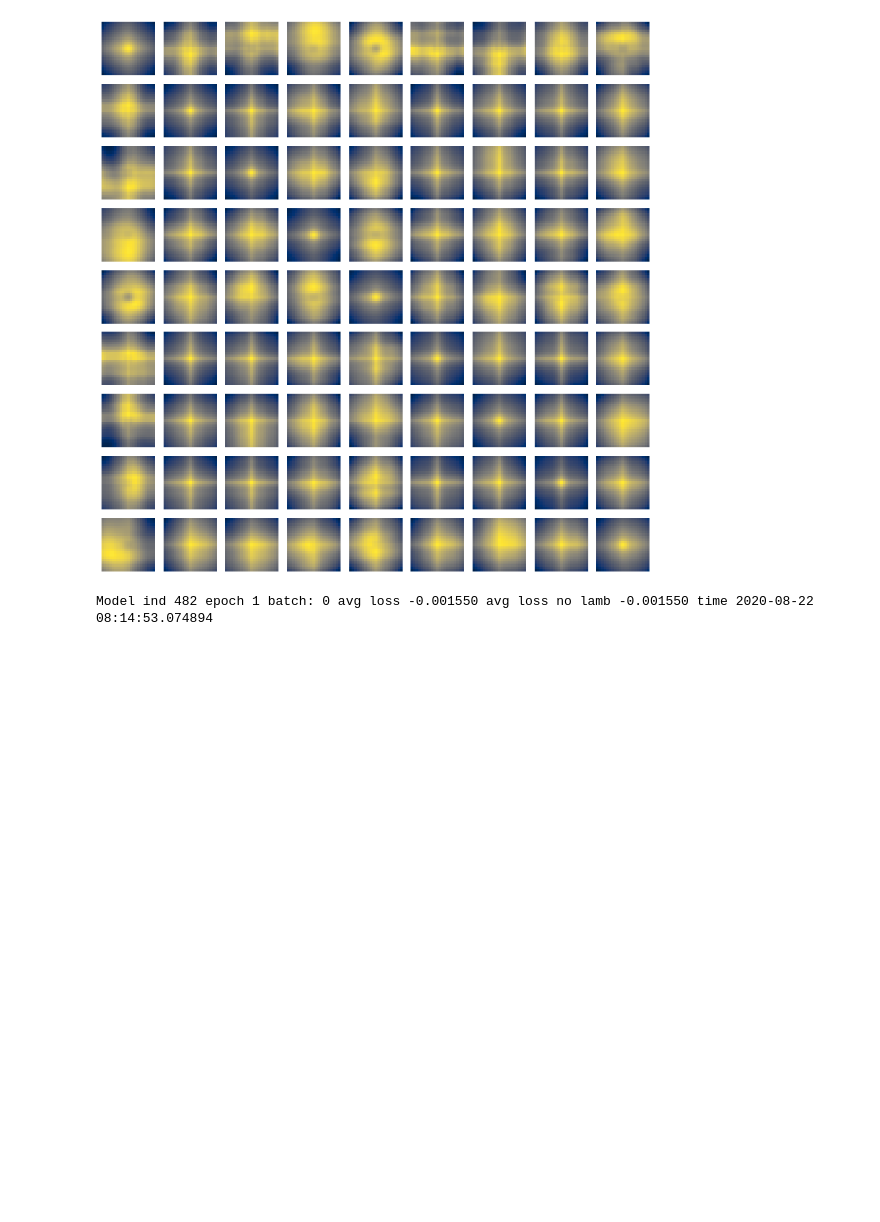
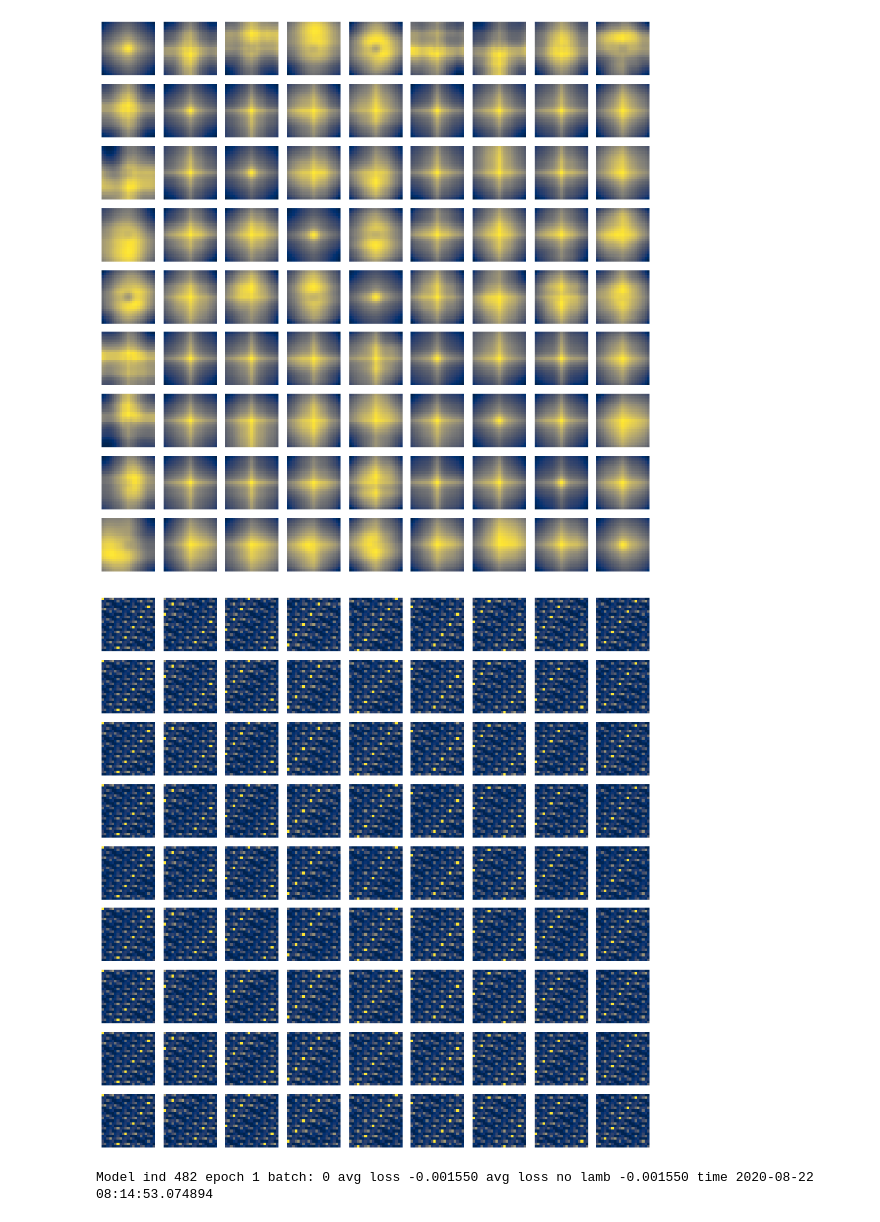
Before and after one commit to qAp/IIC, a Jupyter notebook: nbs/05b_segmentation_loss.ipynb, the cells around one changed output. Cells and saved outputs as stored; diff of their text form; code cells hidden in the pictures; blank space fills up the shorter version.

```diff
--- a/nbs/05b_segmentation_loss.ipynb
+++ b/nbs/05b_segmentation_loss.ipynb
@@ -607,3 +619,7 @@ fig, axs = plt_pij()
+# %%
+fig, axs = plt_pij()
+# %% [output]
+[figure, added]
 # %%
     loss, loss_no_lamb = loss_fn(
         x1_outs[i], x2_outs[i],
```
Also changed, not shown: parts of 11 cells of this notebook.
